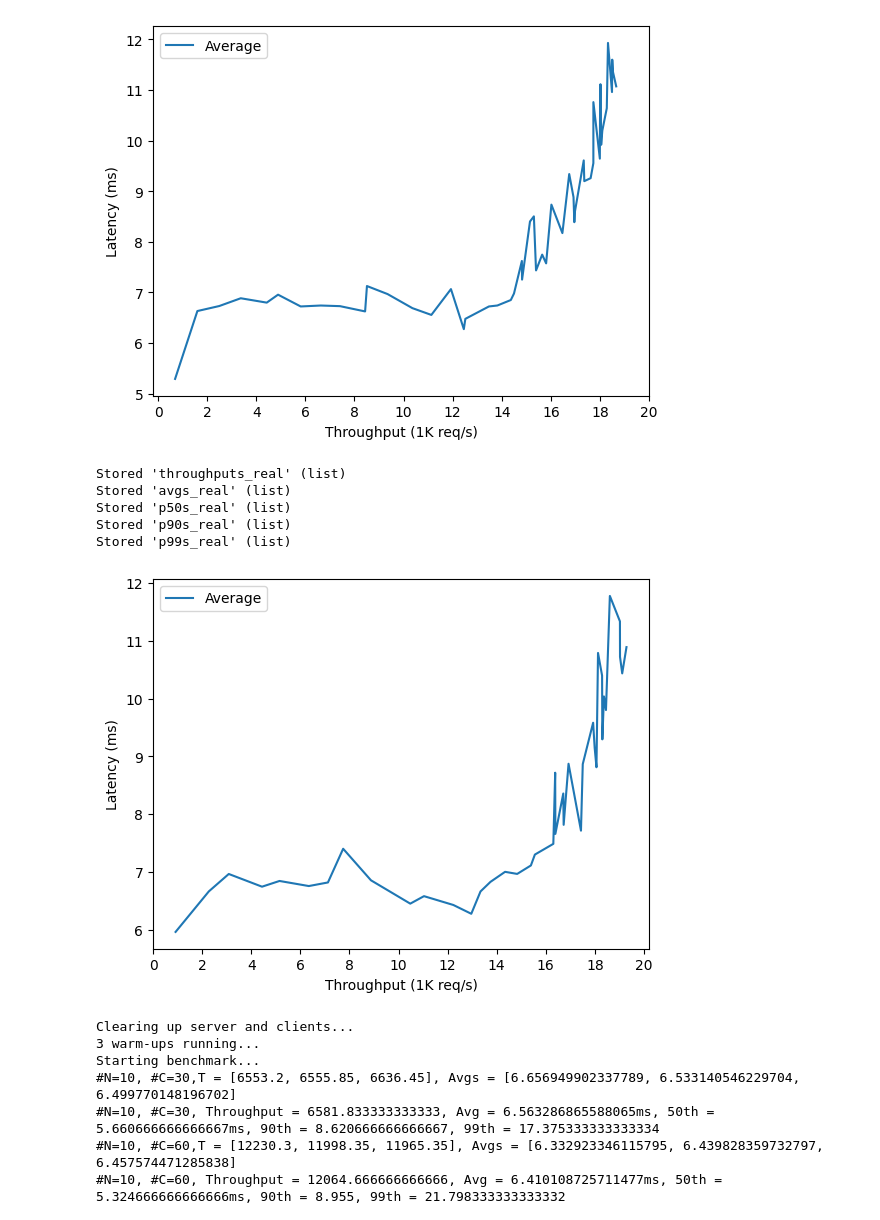
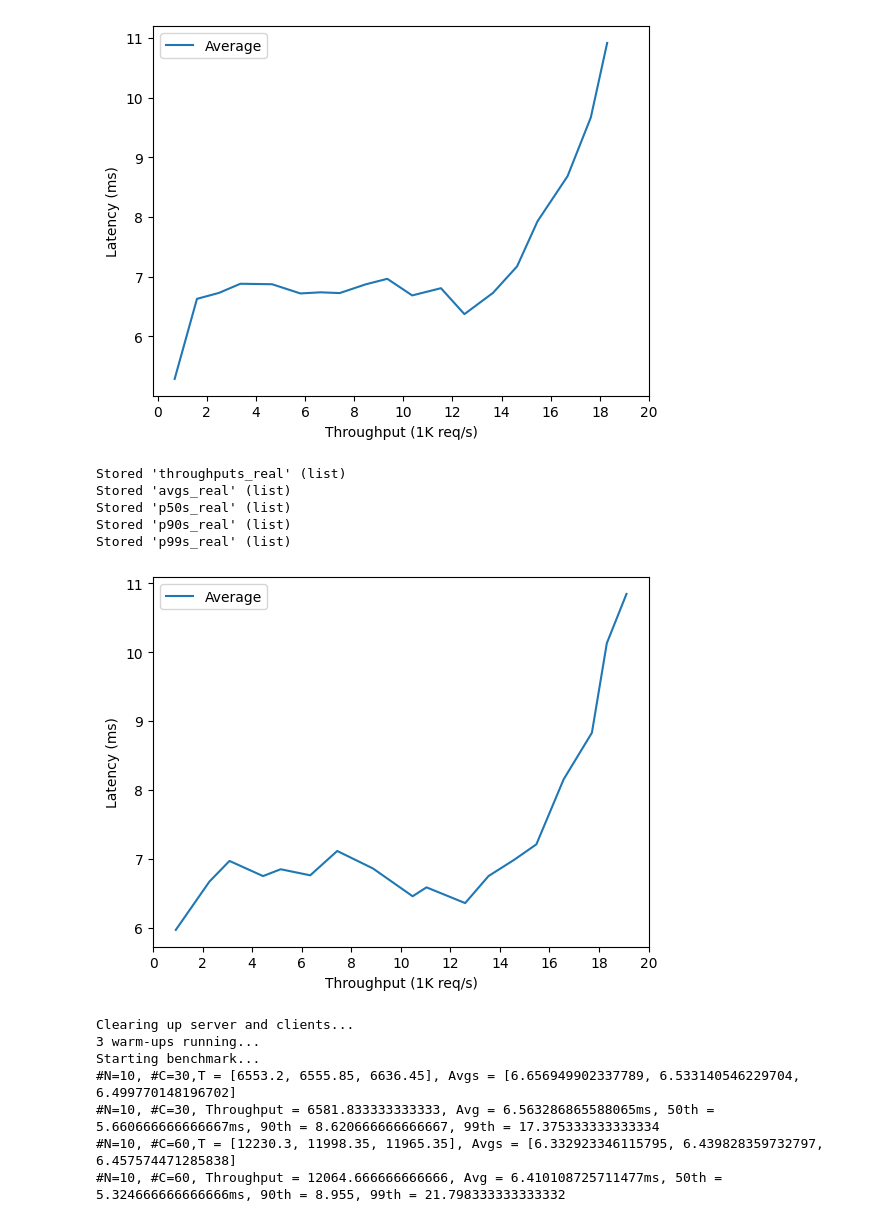
Before and after one commit to princeton-sns/frida, a Jupyter notebook: benchmark_notebook.ipynb, the cells around one changed output. Saved outputs shown, nothing was run; the diff lists cells and outputs as text; code cells hidden in the pictures.

```diff
--- a/benchmark_notebook.ipynb
+++ b/benchmark_notebook.ipynb
@@ -232,0 +310,14 @@ print(log_list)
+# %%
+fine_list = []
+curr = 1000
+step = 1000
+for i, val in enumerate(throughputs_n4_fine_final):
+    if(val > curr):
+        num_prev = num_clients_n4_fine_final[i-1]
+        num_this = num_clients_n4_fine_final[i]
+        val_prev = throughputs_n4_fine_final[i-1]
+        # interpolation
+        fine_list.append(int(num_prev + (curr - val_prev) / (val - val_prev) * (num_this - num_prev)))
+#         print(val)
+        curr+=step
+print(fine_list)
@@ -233,11 +326,11 @@ print(log_list)
 # %%
-num_list = log_list
-num_nodes = 10
-duration = 20
-keepout = 5
+num_list = fine_list
+num_nodes = 4
+duration = 10
+keepout = 2
 data_size = 0
 warmup_runs = 3
-repeat = 2
+repeat = 1
 server_node = "node0"
 
 throughputs = []
@@ -261,7 +354,7 @@ for num_clients in num_list:
     sample_p90s = []
     sample_p99s = []
     for trial in range(repeat):
-        throughput, avg, p50, p90, p99 = await run_latency_exp_single(num_nodes, duration, keepout, data_size, num_clients, server_node)
+        throughput, avg, p50, p90, p99 = await run_latency_exp_single(num_nodes, duration, keepout, data_size, num_clients, server_node, trial = trial)
         sample_throughputs.append(throughput)
         sample_avgs.append(avg)
         sample_p50s.append(p50)
@@ -320,19 +422,7 @@ write_to_file("p99s_logscale", p99s_logscale)
 # %%
-throughputs_sorted, avgs_sorted = co_sort(throughputs_finer, avgs_finer)
-throughputs_sorted, p50s_sorted = co_sort(throughputs_finer, p50s_finer)
-throughputs_sorted, p90s_sorted = co_sort(throughputs_finer, p90s_finer)
-throughputs_sorted, p99s_sorted = co_sort(throughputs_finer, p99s_finer)
-plt.plot(np.array(throughputs_sorted)/1000.0, avgs_sorted, label="Average")
-# plt.plot(np.array(throughputs_sorted)/1000.0, p50s_sorted, label="50th")
-# plt.plot(np.array(throughputs_sorted)/1000.0, p90s_sorted, label="90th")
-# plt.plot(np.array(throughputs_sorted)/1000.0, p99s_sorted, label="99th")
-plt.xticks(np.arange(0, 22, step = 2))
-plt.xlabel("Throughput (1K req/s)")
-plt.ylabel("Latency (ms)")
-plt.legend()
-plt.show()
+plot_by_buckets(throughputs_finer, avgs_finer, p50s_finer, p90s_finer, p99s_finer, show="1000")
 # %% [output]
-[figure, old version]
+[figure, new version]
 # %%
 throughputs_real = throughputs
 avgs_real = avgs
@@ -352,21 +442,9 @@ Stored 'p50s_real' (list)
 Stored 'p90s_real' (list)
 Stored 'p99s_real' (list)
 # %%
-throughputs_sorted, avgs_sorted = co_sort(throughputs_real, avgs_real)
-throughputs_sorted, p50s_sorted = co_sort(throughputs_real, p50s_real)
-throughputs_sorted, p90s_sorted = co_sort(throughputs_real, p90s_real)
-throughputs_sorted, p99s_sorted = co_sort(throughputs_real, p99s_real)
-plt.plot(np.array(throughputs_sorted)/1000.0, avgs_sorted, label="Average")
-# plt.plot(np.array(throughputs_sorted)/1000.0, p50s_sorted, label="50th")
-# plt.plot(np.array(throughputs_sorted)/1000.0, p90s_sorted, label="90th")
-# plt.plot(np.array(throughputs_sorted)/1000.0, p99s_sorted, label="99th")
-plt.xticks(np.arange(0, 22, step = 2))
-plt.xlabel("Throughput (1K req/s)")
-plt.ylabel("Latency (ms)")
-plt.legend()
-plt.show()
+plot_by_buckets(throughputs_real, avgs_real, p50s_real, p90s_real, p99s_real, show="1000")
 # %% [output]
-[figure, old version]
+[figure, new version]
 # %%
 write_to_file("throughputs_real", throughputs_real)
 write_to_file("avgs_real", avgs_real)
```
Also changed, not shown: parts of 14 cells of this notebook, 8 other files.
